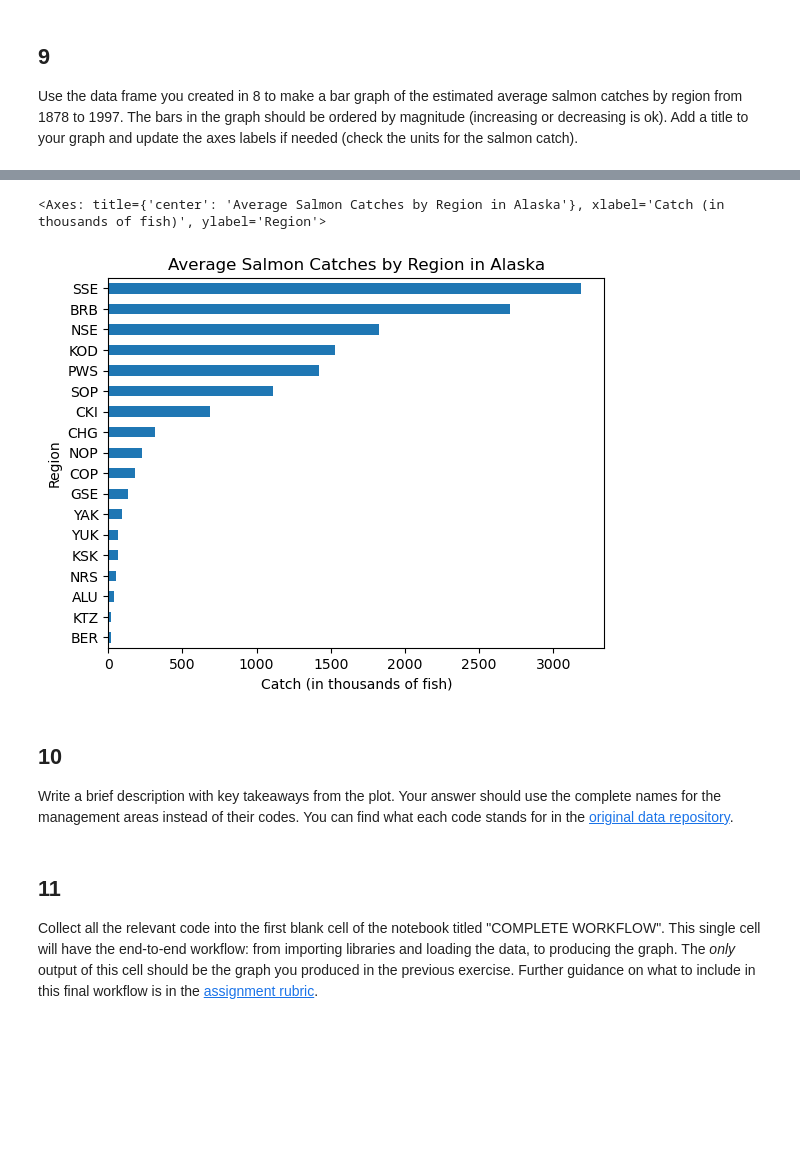
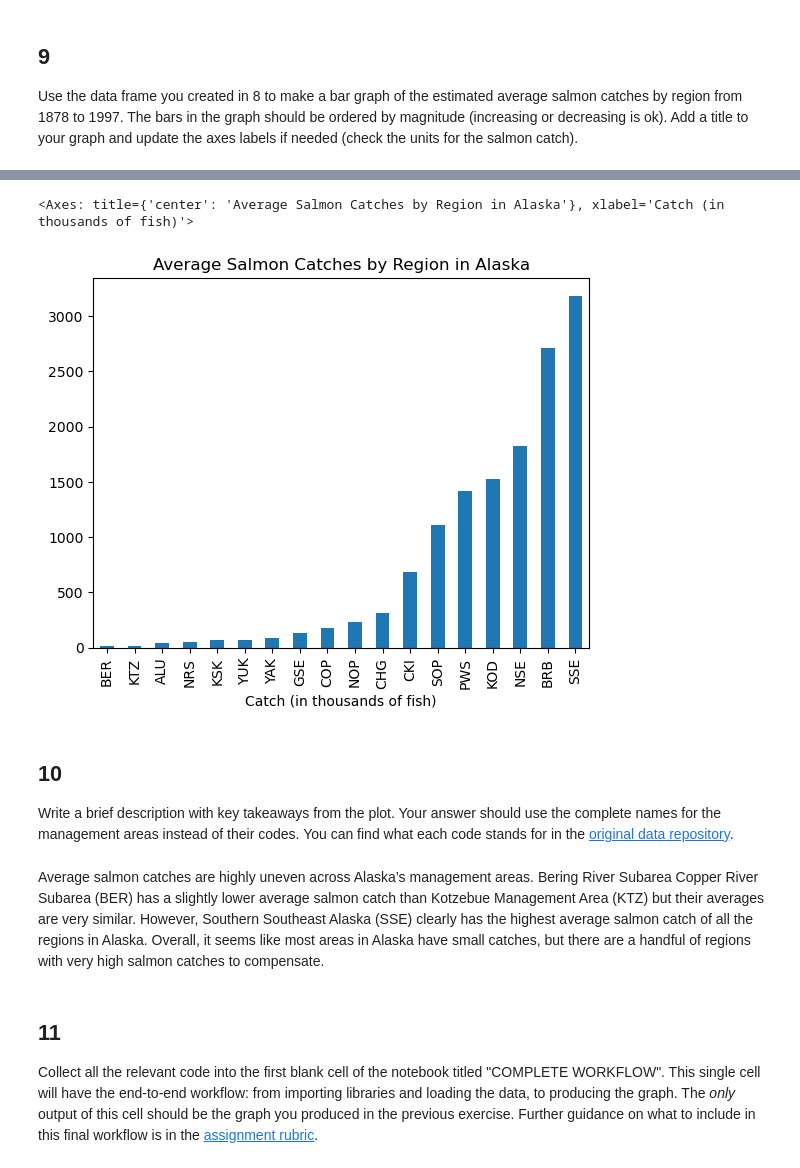
Before and after one commit to sarahhinkley/eds220-hwk2, a Jupyter notebook: task2/hwk2-task2-salmon.ipynb, the cells around one changed output, grey strips where cells are left out. Saved outputs shown, nothing was run; the diff lists cells and outputs as text; code cells hidden in the pictures; blank space fills up the shorter version.

```diff
--- a/task2/hwk2-task2-salmon.ipynb
+++ b/task2/hwk2-task2-salmon.ipynb
@@ -335,14 +330,14 @@ catch_data.head()
 # %%
 # Plot of the estimated average salmon catches (by region) across time (organized in aescending order)
 (avg_region.sort_values()
-           .plot(kind = 'barh',
+           .plot(kind = 'bar',
                title = 'Average Salmon Catches by Region in Alaska',
                xlabel = 'Catch (in thousands of fish)'
                )
 )
 # %% [output]
-<Axes: title={'center': 'Average Salmon Catches by Region in Alaska'}, xlabel='Catch (in thousands of fish)', ylabel='Region'>
+<Axes: title={'center': 'Average Salmon Catches by Region in Alaska'}, xlabel='Catch (in thousands of fish)'>
-[figure, old version]
+[figure, new version]
 # %% [markdown]
 <!-- END QUESTION -->
 
@@ -351,6 +346,8 @@ catch_data.head()
 ## 10
 
 Write a brief description with key takeaways from the plot. Your answer should use the complete names for the management areas instead of their codes. You can find what each code stands for in the [original data repository](https://knb.ecoinformatics.org/view/df35b.304.2#df35b.303.1).
+# %% [markdown]
+Average salmon catches are highly uneven across Alaska’s management areas. Bering River Subarea Copper River Subarea (BER) has a slightly lower average salmon catch than Kotzebue Management Area (KTZ) but their averages are very similar. However, Southern Southeast Alaska (SSE) clearly has the highest average salmon catch of all the regions in Alaska. Overall, it seems like most areas in Alaska have small catches, but there are a handful of regions with very high salmon catches to compensate.
 # %% [markdown]
 <!-- END QUESTION -->
 
```
Also changed, not shown: parts of 7 cells of this notebook, 1 other file.
